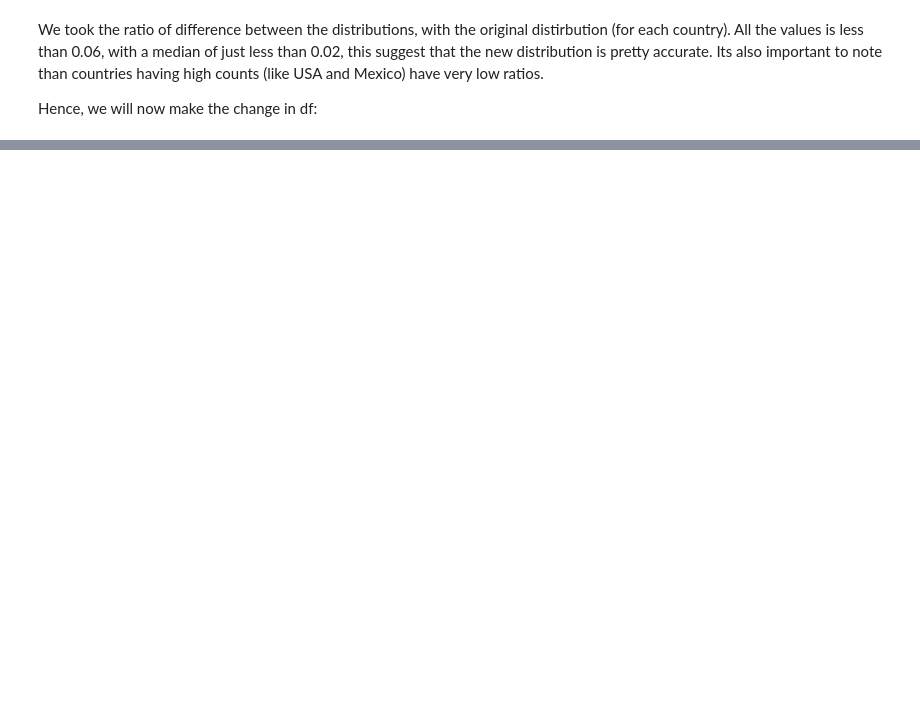
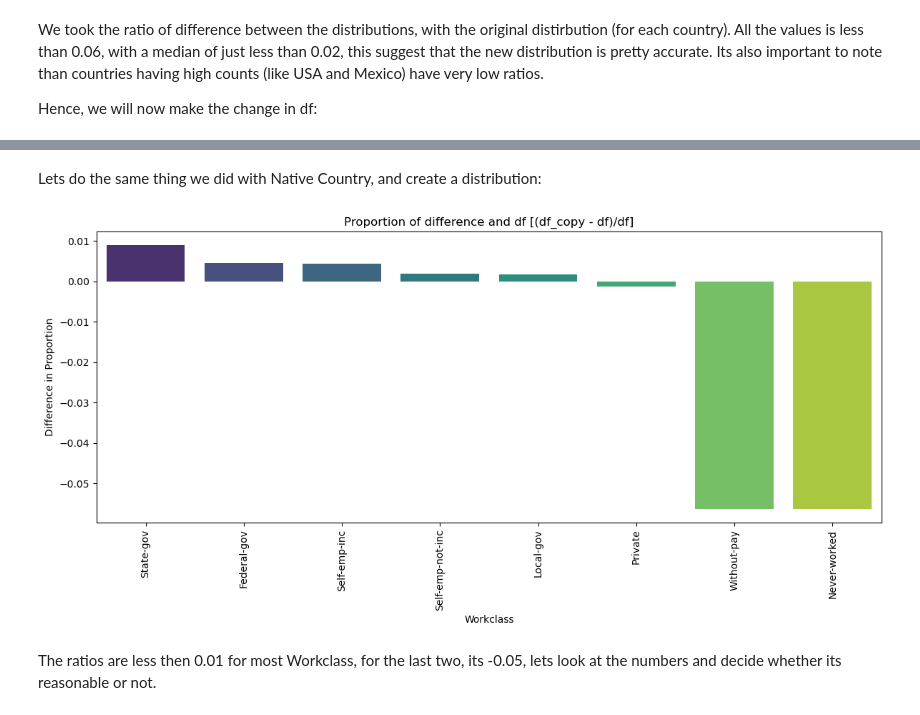
Before and after one commit to Awesome-AI-ML-DELTA25/DataCleaning, a Jupyter notebook: data_cleaning.ipynb, the cells around one changed output, grey strips where cells are left out. Saved outputs shown, nothing was run; the diff lists cells and outputs as text; code cells hidden in the pictures; blank space fills up the shorter version.

```diff
--- a/data_cleaning.ipynb
+++ b/data_cleaning.ipynb
@@ -247,0 +318,52 @@ df = df_copy # Update the original df with the modified copy
+# %% [markdown]
+Lets do the same thing we did with Native Country, and create a distribution:
+# %%
+valid_work = df[df['workclass'] != '?']['workclass'] # Filtereing out workclass having '?'
+workclass_probs = valid_work.value_counts(normalize=True) # Getting a count of each workclass
+missing_count = (df['workclass'] == '?').sum() # Getting the count of missing values in the column
+
+np.random.seed(1)  # For reproducibility (get same random numbers each time)
+fill_values = np.random.choice(
+    workclass_probs.index,
+    size=missing_count,
+    p=workclass_probs.values
+)
+
+df_copy = df.copy() # Creating a copy of the DataFrame to avoid modifying the original
+df_copy['workclass'] = df_copy['workclass'].str.strip()
+
+df_copy.loc[df_copy['workclass'] == '?', 'workclass'] = fill_values # Filling the missing values with the random choices
+
+'''
+Now that df_copy has the missing values filled, lets look at the distribution of ratio of difference to original
+'''
+
+# Get workclass proportions in the original df (excluding '?')
+original_proportions = df[df['workclass'] != '?']['workclass'].value_counts(normalize=True)
+
+# Get workclass proportions in the modified df_copy (with filled '?')
+modified_proportions = df_copy['workclass'].value_counts(normalize=True)
+
+# Compute the difference in proportions between the two DataFrames
+workclass_proportion_diff = ((modified_proportions - original_proportions)/original_proportions)
+
+# Sort the differences in descending order
+workclass_proportion_diff = workclass_proportion_diff.sort_values(ascending=False)
+
+# Filter out countries with no difference (i.e., where the proportion is zero or negative)
+workclass_proportion_diff = workclass_proportion_diff[workclass_proportion_diff != 0]
+
+# Plot the difference in proportions
+plt.figure(figsize=(12, 6))
+sean.barplot(x=workclass_proportion_diff.index, y=workclass_proportion_diff.values, hue=workclass_proportion_diff.index, palette='viridis', legend=False)
+
+plt.title('Proportion of difference and df [(df_copy - df)/df]')
+plt.xlabel('Workclass')
+plt.ylabel('Difference in Proportion')
+plt.xticks(rotation=90)
+plt.tight_layout()
+plt.show()
+# %% [output]
+[figure, added]
+# %% [markdown]
+The ratios are less then 0.01 for most Workclass, for the last two, its -0.05, lets look at the numbers and decide whether its reasonable or not.
```
Also changed, not shown: parts of 15 cells of this notebook.
